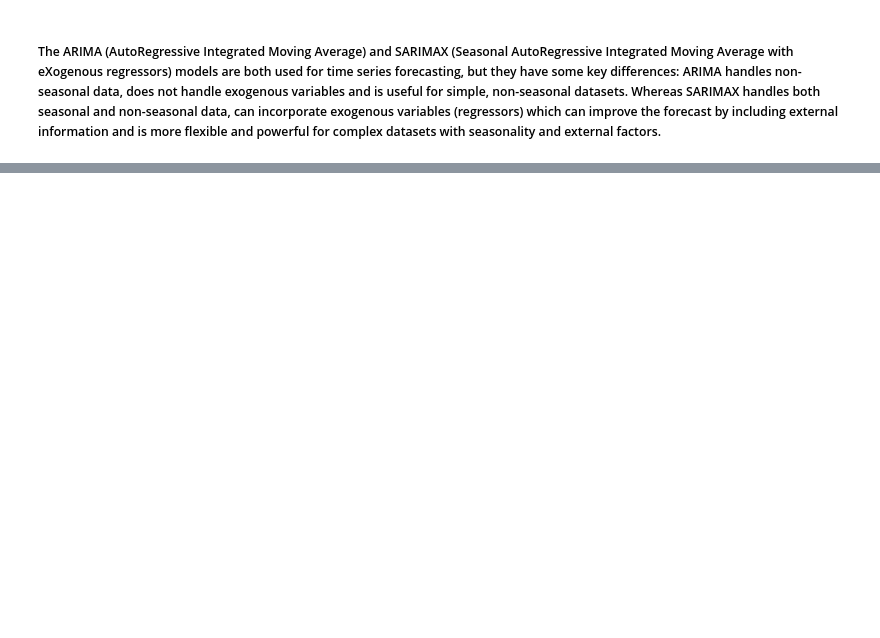
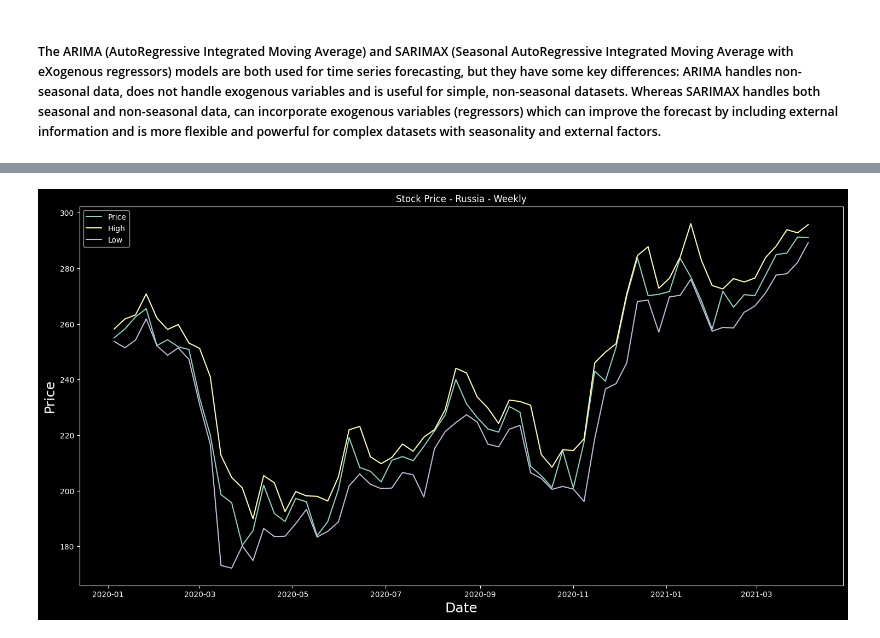
Before and after one commit to michelejl/cgmUjwl9pJkIW6Pa, a Jupyter notebook: ValueInvestor.ipynb, the cells around one changed output, grey strips where cells are left out. Cells and saved outputs as stored; diff of their text form; code cells hidden in the pictures; blank space fills up the shorter version.

```diff
--- a/ValueInvestor.ipynb
+++ b/ValueInvestor.ipynb
@@ -615,0 +483,6 @@ ValueError: Pandas data cast to numpy dtype of object. Check input data with np.
+# %%
+russia=pd.read_excel('2020Q1Q2Q3Q4-2021Q1.xlsx', sheet_name='Russia - Sberbank Rossii PAO (S', parse_dates = True)
+russiaw = preprocess_and_resample(russia, 'W')
+russiaw['Year'] = russiaw['Date'].dt.year.astype(int)
+russiaw['Month'] = russiaw['Date'].dt.month.astype(int)
+print(russiaw)
@@ -615,0 +507,5 @@ ValueError: Pandas data cast to numpy dtype of object. Check input data with np.
+# %%
+plot_stock_data(russiaw, "Russia - Weekly")
+candlestick_volume(russiaw, "Russia - Weekly")
+# %% [output]
+[figure, added]
```
Also changed, not shown: parts of 95 cells of this notebook, 1 other file.
